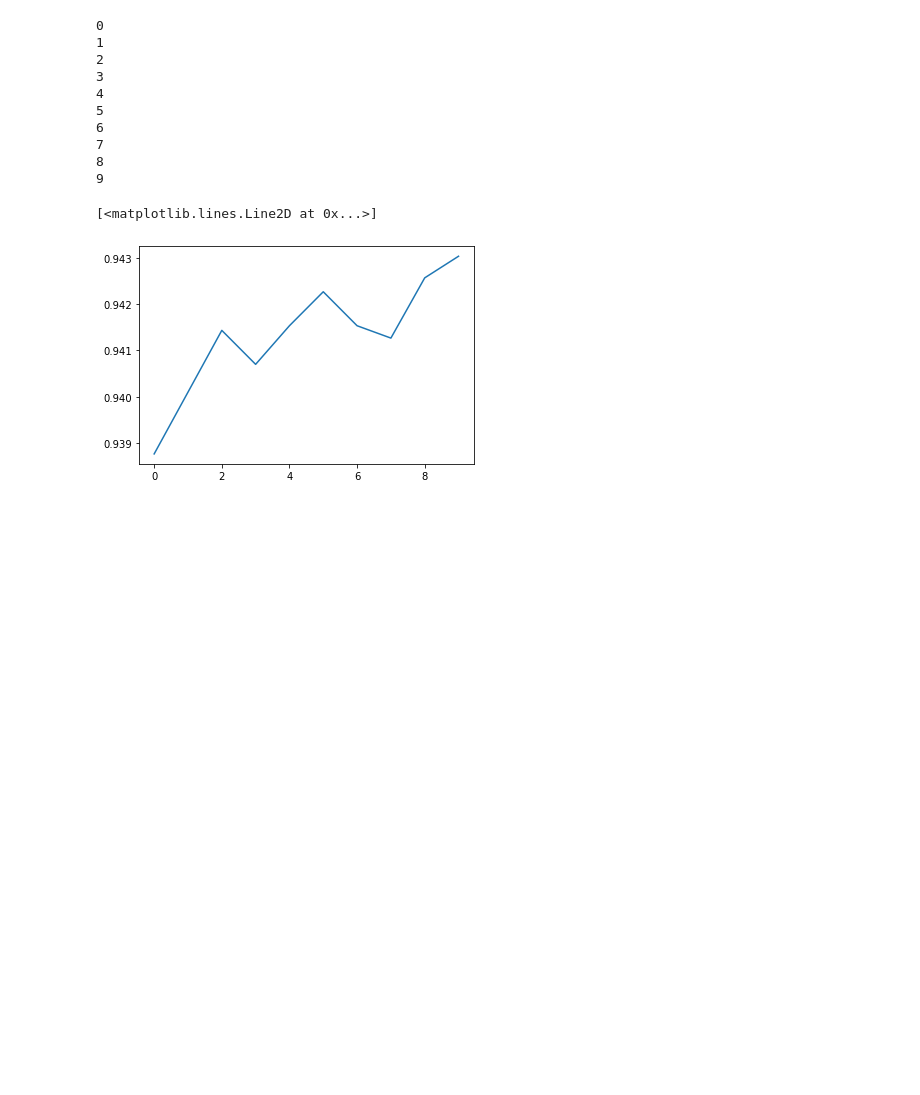
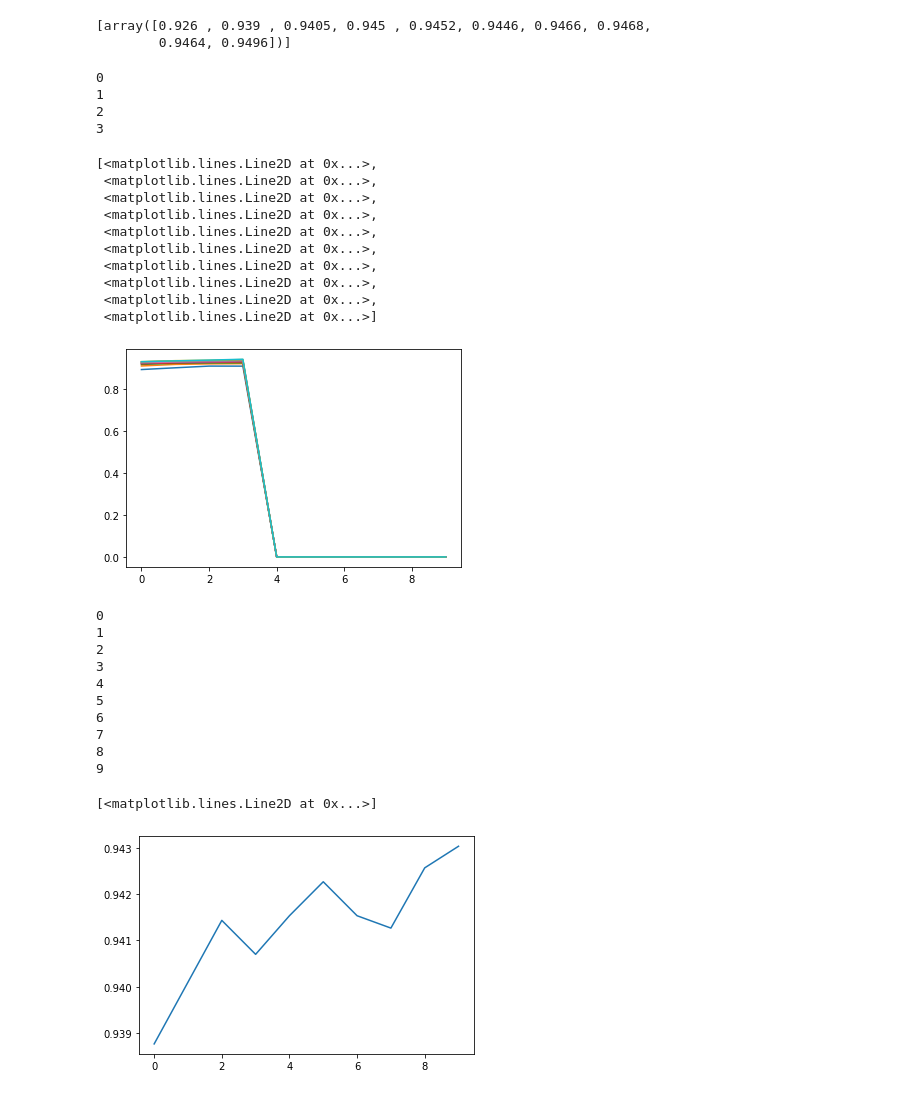
Before and after one commit to Zigolox/Federated-Learning-On-RPi, a Jupyter notebook: src/Untitled.ipynb, the cells around one changed output. Saved outputs shown, nothing was run; the diff lists cells and outputs as text; code cells hidden in the pictures; blank space fills up the shorter version.

```diff
--- a/src/Untitled.ipynb
+++ b/src/Untitled.ipynb
@@ -35,12 +42,34 @@ plt.show()
+# %%
+acc
+# %% [output]
+[array([0.926 , 0.939 , 0.9405, 0.945 , 0.9452, 0.9446, 0.9466, 0.9468,
+        0.9464, 0.9496])]
 # %%
-acc, loss = np.empty((10,3,10)),np.empty((10,3,10))
-for i,frac in enumerate(np.arange(0.1,1.1,0.1)):
-    for j in range(3):
-        a = simulation(10, 10, frac, 3, True)
+acc, loss = [], []
+for clients in np.arange(1,5):
+    a = simulation(10,clients , 1, 3, False)
 
-        acc[i][j] = np.array(a.metrics_centralized["accuracy"])[1:,1]
-        loss[i][j] = np.array(a.losses_centralized)[1:,1]
-    print(i)
+    acc += [np.array(a.metrics_centralized["accuracy"])[1:,1]]
+    loss += [np.array(a.losses_centralized)[1:,1]]
+# %% [output]
+0
+1
+2
+3
+# %%
+plt.plot(np.average(acc.T,axis=1))
+# %% [output]
+[<matplotlib.lines.Line2D at 0x...>,
+ <matplotlib.lines.Line2D at 0x...>,
+ <matplotlib.lines.Line2D at 0x...>,
+ <matplotlib.lines.Line2D at 0x...>,
+ <matplotlib.lines.Line2D at 0x...>,
+ <matplotlib.lines.Line2D at 0x...>,
+ <matplotlib.lines.Line2D at 0x...>,
+ <matplotlib.lines.Line2D at 0x...>,
+ <matplotlib.lines.Line2D at 0x...>,
+ <matplotlib.lines.Line2D at 0x...>]
+[figure, added]
 # %%
 acc, loss = np.empty((10,3,10)),np.empty((10,3,10))
 for i,frac in enumerate(np.arange(0.1,1.1,0.1)):
```
Also changed, not shown: parts of 4 cells of this notebook, 6 other files.
